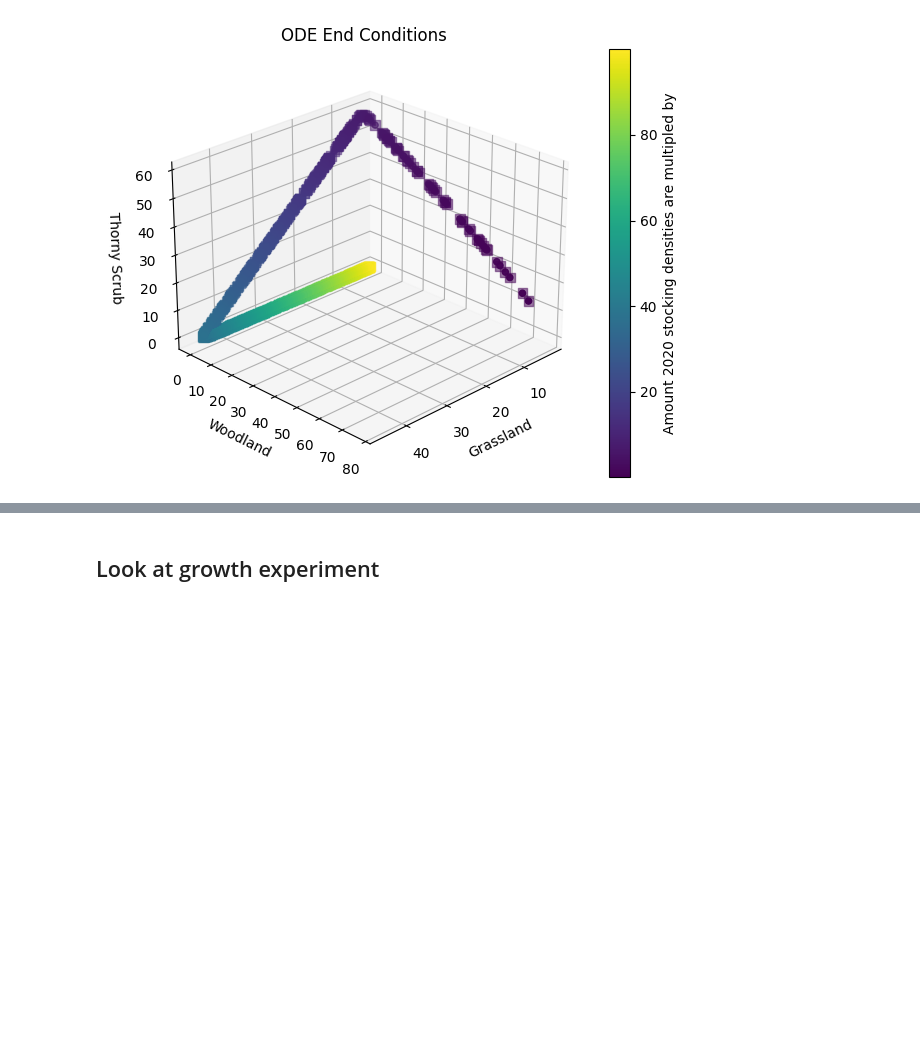
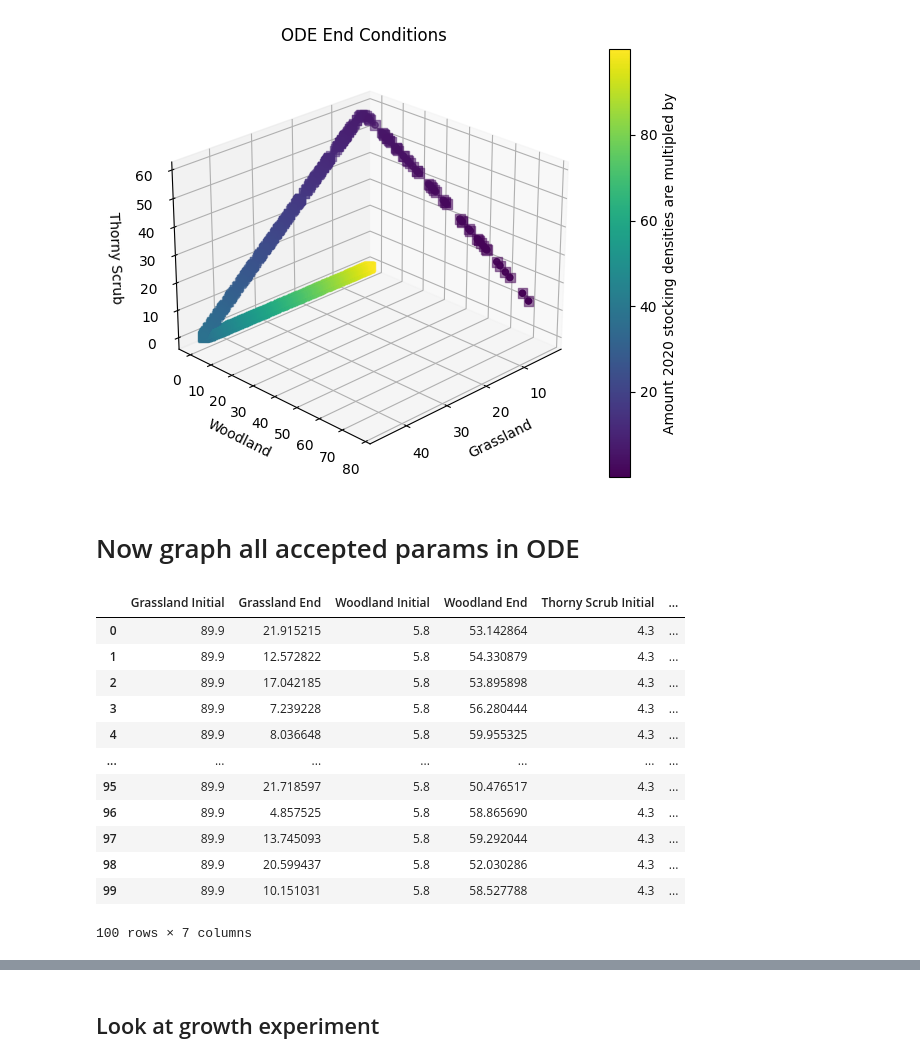
Before and after one commit to emjneil/rewilding_resilience, a Jupyter notebook: graphing_landscape.ipynb, the cells around one changed output, grey strips where cells are left out. Drawn from its saved outputs; the diff is of its cells as text; code cells hidden in the pictures; blank space fills up the shorter version.

```diff
--- a/graphing_landscape.ipynb
+++ b/graphing_landscape.ipynb
@@ -237,3 +237,5 @@ plt.tight_layout()
 plt.show()
 # %% [output]
 [figure]
+# %% [markdown]
+# Now graph all accepted params in ODE
@@ -239,0 +245,16 @@ plt.show()
+# %%
+df
+# %% [output]
+|  | Grassland Initial | Grassland End | Woodland Initial | Woodland End | Thorny Scrub Initial | ... |
+| 0 | 89.9 | 21.915215 | 5.8 | 53.142864 | 4.3 | ... |
+| 1 | 89.9 | 12.572822 | 5.8 | 54.330879 | 4.3 | ... |
+| 2 | 89.9 | 17.042185 | 5.8 | 53.895898 | 4.3 | ... |
+| 3 | 89.9 | 7.239228 | 5.8 | 56.280444 | 4.3 | ... |
+| 4 | 89.9 | 8.036648 | 5.8 | 59.955325 | 4.3 | ... |
+| ... | ... | ... | ... | ... | ... | ... |
+| 95 | 89.9 | 21.718597 | 5.8 | 50.476517 | 4.3 | ... |
+| 96 | 89.9 | 4.857525 | 5.8 | 58.865690 | 4.3 | ... |
+| 97 | 89.9 | 13.745093 | 5.8 | 59.292044 | 4.3 | ... |
+| 98 | 89.9 | 20.599437 | 5.8 | 52.030286 | 4.3 | ... |
+| 99 | 89.9 | 10.151031 | 5.8 | 58.527788 | 4.3 | ... |
+100 rows × 7 columns
```
Also changed, not shown: parts of 3 cells of this notebook, 3 other files.
